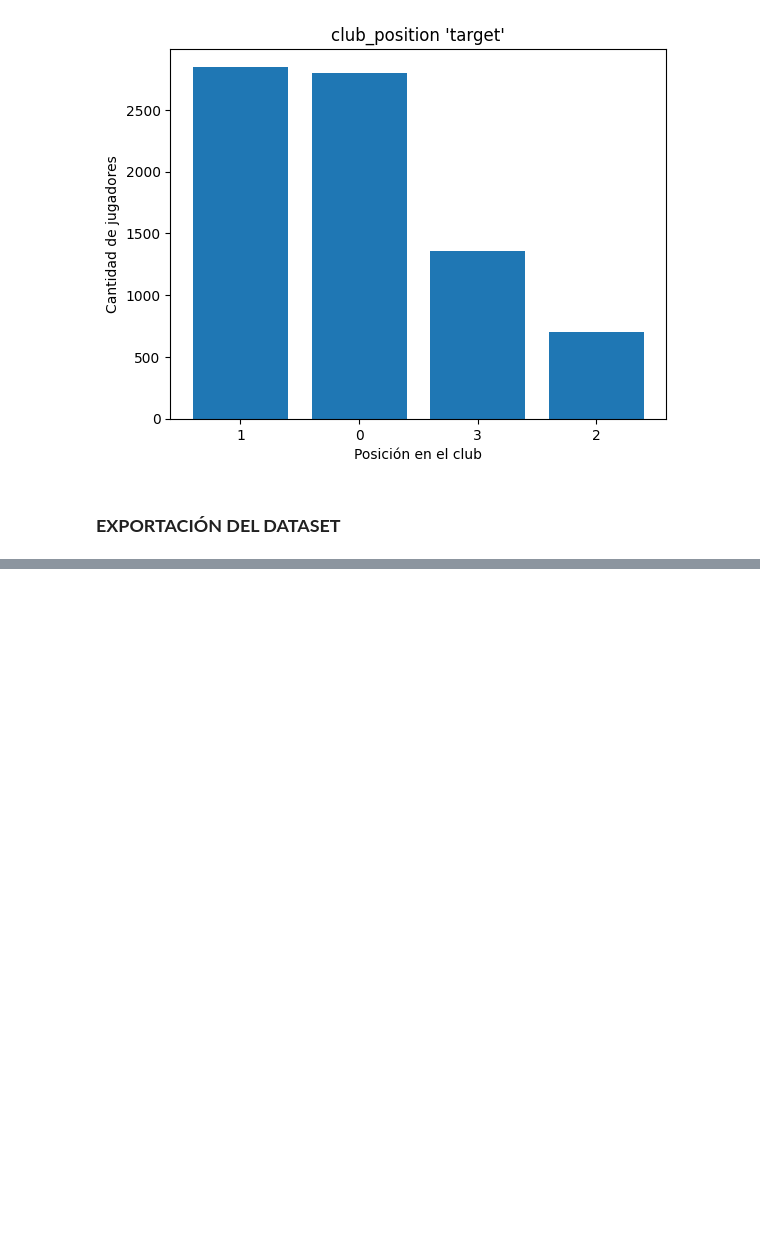
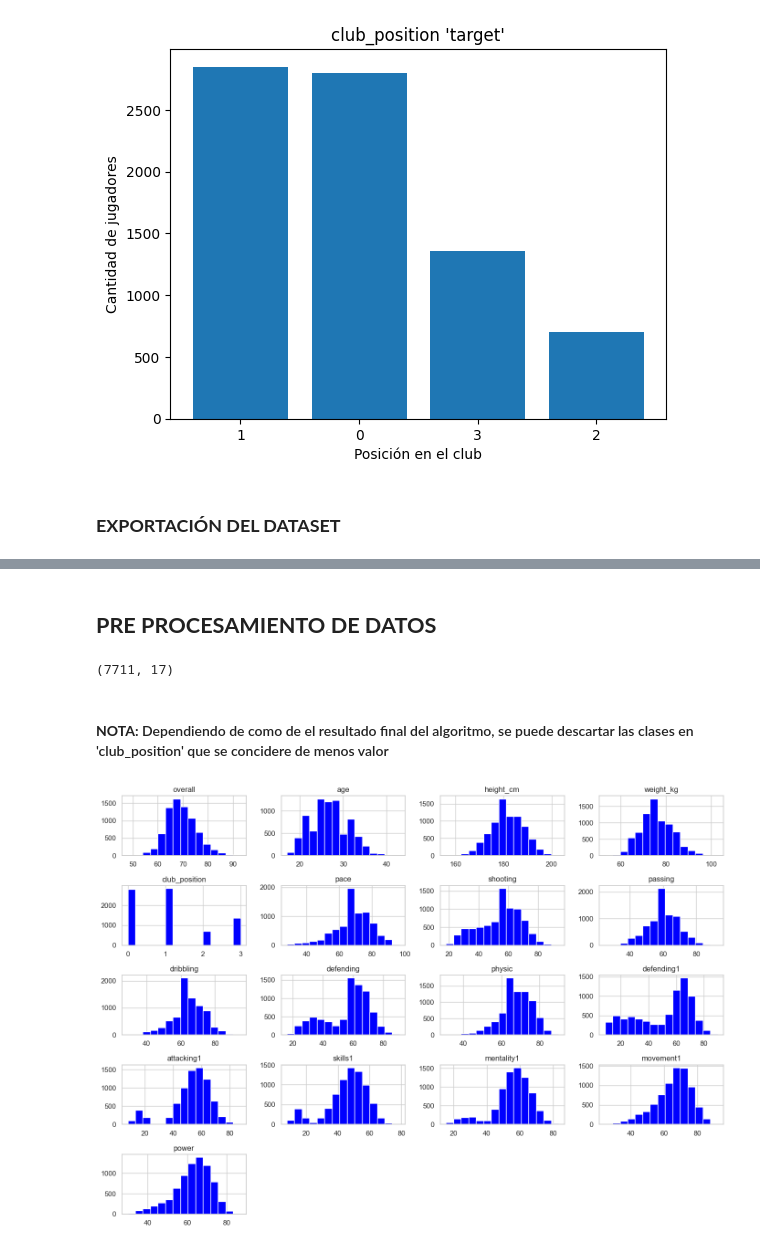
Before and after one commit to JavierBurgos-web/PROYECTO_ANALITICA_2da_entrega, a Jupyter notebook: Entrega 2 ok.ipynb, the cells around one changed output, grey strips where cells are left out. Cells and saved outputs as stored; diff of their text form; code cells hidden in the pictures; blank space fills up the shorter version.

```diff
--- a/Entrega 2 ok.ipynb
+++ b/Entrega 2 ok.ipynb
@@ -324,0 +404,14 @@ df.to_csv('dataset_limpio.csv', index=False)
+# %% [markdown]
+## **PRE PROCESAMIENTO DE DATOS**
+# %%
+df.shape
+# %% [output]
+(7711, 17)
+# %% [markdown]
+#### **NOTA:** Dependiendo de como de el resultado final del algoritmo, se puede descartar las clases en 'club_position' que se concidere de menos valor
+# %%
+df.hist(figsize=(14, 10), bins=15, color='blue')
+plt.tight_layout()
+plt.show()
+# %% [output]
+[figure, added]
```
Also changed, not shown: parts of 14 cells of this notebook, 1 other file.
